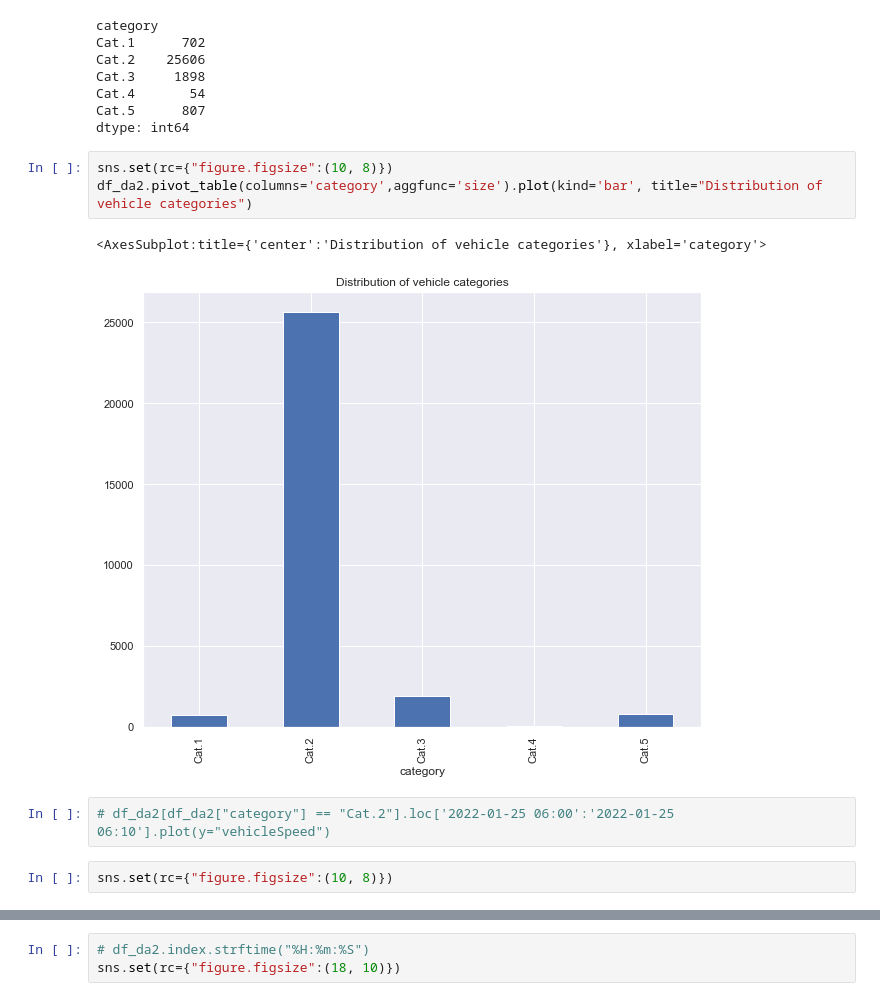
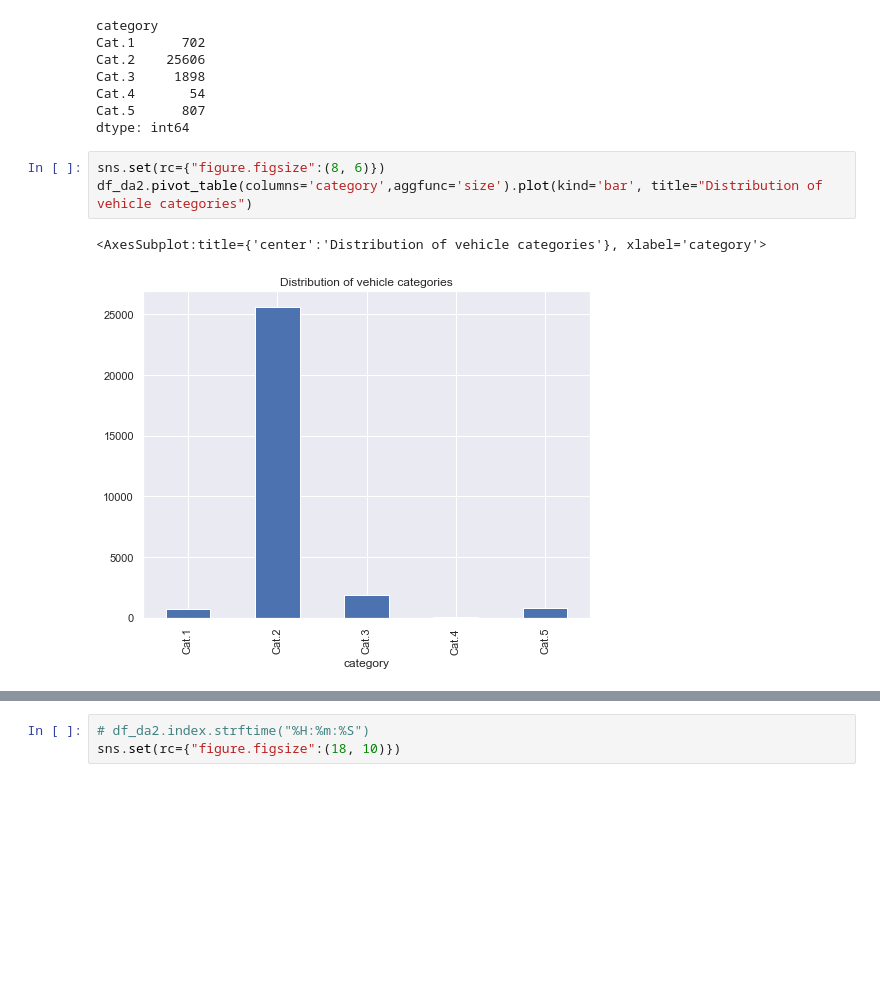
Before and after one commit to piotrv/ARS, a Jupyter notebook: notebooks/Traffic Flow Continuity and Daily Patterns.ipynb, the cells around one changed output, grey strips where cells are left out. Saved outputs shown, nothing was run; the diff lists cells and outputs as text; blank space fills up the shorter version.

```diff
--- a/notebooks/Traffic Flow Continuity and Daily Patterns.ipynb
+++ b/notebooks/Traffic Flow Continuity and Daily Patterns.ipynb
@@ -278,14 +250,10 @@ Cat.4       54
 Cat.5      807
 dtype: int64
 # %%
-sns.set(rc={"figure.figsize":(10, 8)})
+sns.set(rc={"figure.figsize":(8, 6)})
 df_da2.pivot_table(columns='category',aggfunc='size').plot(kind='bar', title="Distribution of vehicle categories")
 # %% [output]
 <AxesSubplot:title={'center':'Distribution of vehicle categories'}, xlabel='category'>
-[figure, old version]
+[figure, new version]
-# %%
-# df_da2[df_da2["category"] == "Cat.2"].loc['2022-01-25 06:00':'2022-01-25 06:10'].plot(y="vehicleSpeed")
-# %%
-sns.set(rc={"figure.figsize":(10, 8)})
 # %%
 hourly_cat2 = df_da2[df_da2["category"] == "Cat.2"].resample('H').mean()
```
Also changed, not shown: parts of 28 cells of this notebook.
